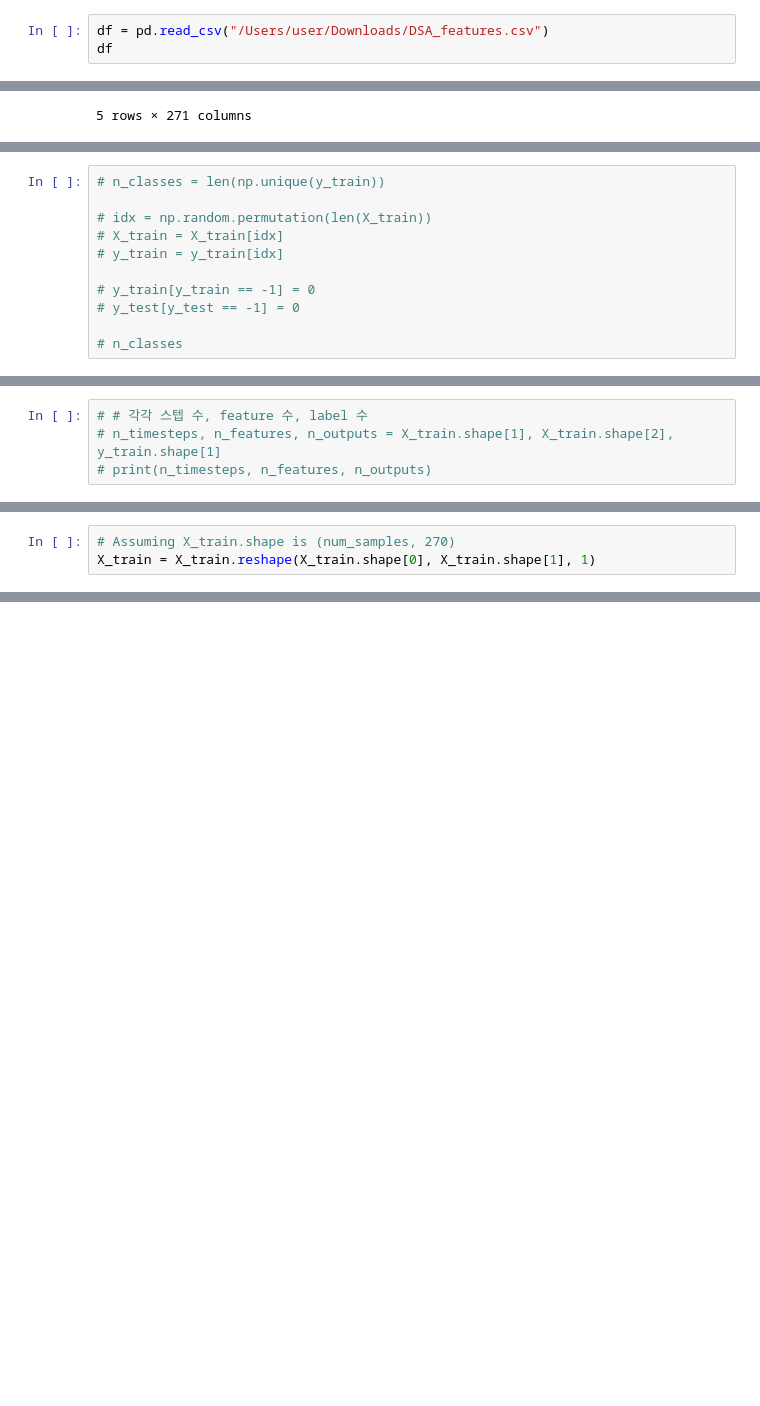
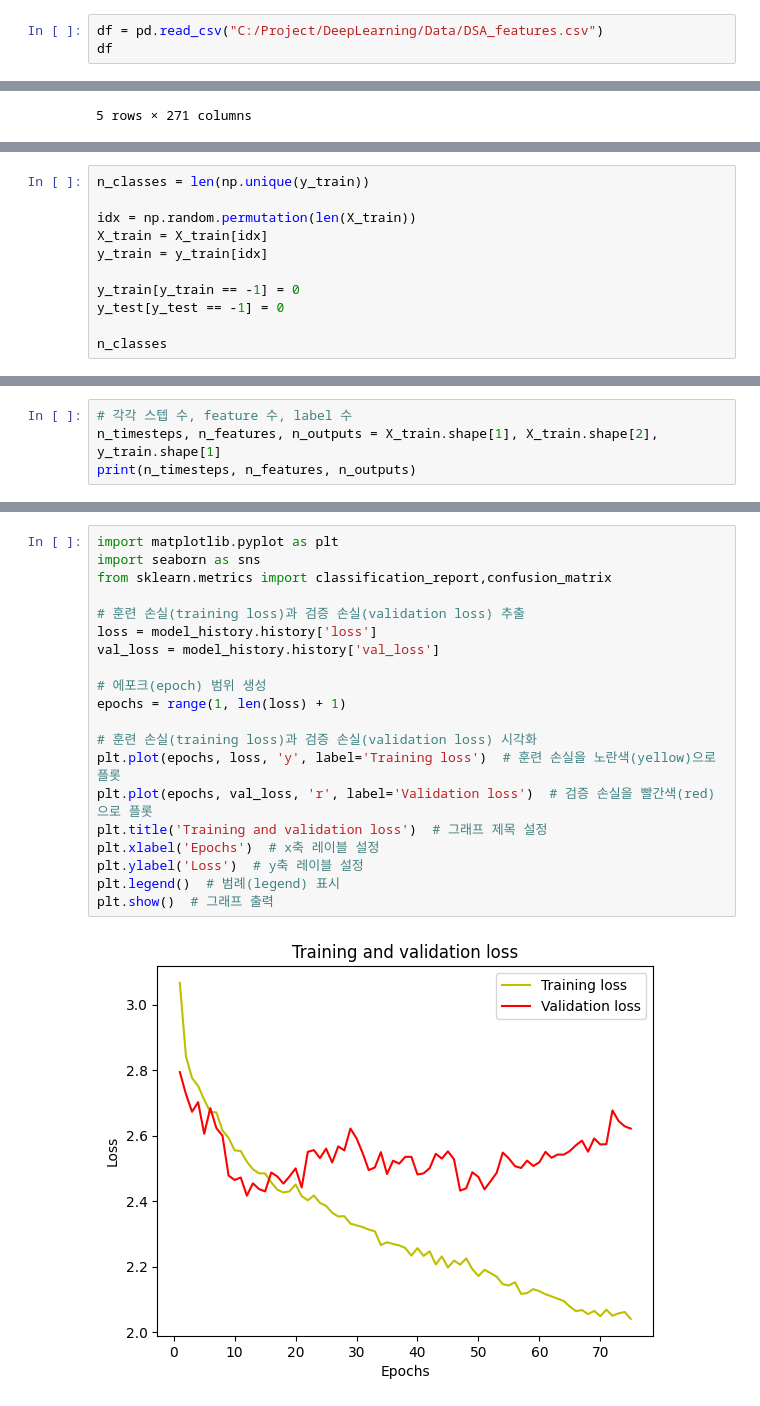
Before and after one commit to HyeonSeongIM/AI-Class, a Jupyter notebook: 6weekTask/Transformer_DSA.ipynb, the cells around one changed output, grey strips where cells are left out. Cells and saved outputs as stored; diff of their text form; blank space fills up the shorter version.

```diff
--- a/6weekTask/Transformer_DSA.ipynb
+++ b/6weekTask/Transformer_DSA.ipynb
@@ -17,5 +23,5 @@ from tensorflow.keras.optimizers import Adam
 # %%
-df = pd.read_csv("/Users/user/Downloads/DSA_features.csv")
+df = pd.read_csv("C:/Project/DeepLearning/Data/DSA_features.csv")
 df
 # %% [output]
 |  | T_xacc_mean | T_xacc_max | T_xacc_min | T_xacc_var | T_xacc_std | T_xacc_skew | T_yacc_mean | T_yacc_max | ... |
@@ -248,11 +281,11 @@ def build_model(
 # %%
-# n_classes = len(np.unique(y_train))
+n_classes = len(np.unique(y_train))
 
-# idx = np.random.permutation(len(X_train))
-# X_train = X_train[idx]
-# y_train = y_train[idx]
+idx = np.random.permutation(len(X_train))
+X_train = X_train[idx]
+y_train = y_train[idx]
 
-# y_train[y_train == -1] = 0
-# y_test[y_test == -1] = 0
+y_train[y_train == -1] = 0
+y_test[y_test == -1] = 0
 
-# n_classes
+n_classes
@@ -259,4 +294,4 @@ def build_model(
 # %%
-# # 각각 스텝 수, feature 수, label 수
-# n_timesteps, n_features, n_outputs = X_train.shape[1], X_train.shape[2], y_train.shape[1]
-# print(n_timesteps, n_features, n_outputs)
+# 각각 스텝 수, feature 수, label 수
+n_timesteps, n_features, n_outputs = X_train.shape[1], X_train.shape[2], y_train.shape[1]
+print(n_timesteps, n_features, n_outputs)
@@ -270,3 +304,0 @@ X_train.shape
-# %%
-# Assuming X_train.shape is (num_samples, 270)
-X_train = X_train.reshape(X_train.shape[0], X_train.shape[1], 1)
@@ -309,0 +364,22 @@ ValueError: Input 0 of layer "conv1d" is incompatible with the layer: expected m
+# %%
+import matplotlib.pyplot as plt
+import seaborn as sns
+from sklearn.metrics import classification_report,confusion_matrix
+
+# 훈련 손실(training loss)과 검증 손실(validation loss) 추출
+loss = model_history.history['loss']
+val_loss = model_history.history['val_loss']
+
+# 에포크(epoch) 범위 생성
+epochs = range(1, len(loss) + 1)
+
+# 훈련 손실(training loss)과 검증 손실(validation loss) 시각화
+plt.plot(epochs, loss, 'y', label='Training loss')  # 훈련 손실을 노란색(yellow)으로 플롯
+plt.plot(epochs, val_loss, 'r', label='Validation loss')  # 검증 손실을 빨간색(red)으로 플롯
+plt.title('Training and validation loss')  # 그래프 제목 설정
+plt.xlabel('Epochs')  # x축 레이블 설정
+plt.ylabel('Loss')  # y축 레이블 설정
+plt.legend()  # 범례(legend) 표시
+plt.show()  # 그래프 출력
+# %% [output]
+[figure, added]
```
Also changed, not shown: parts of 27 cells of this notebook, 5 other files.
